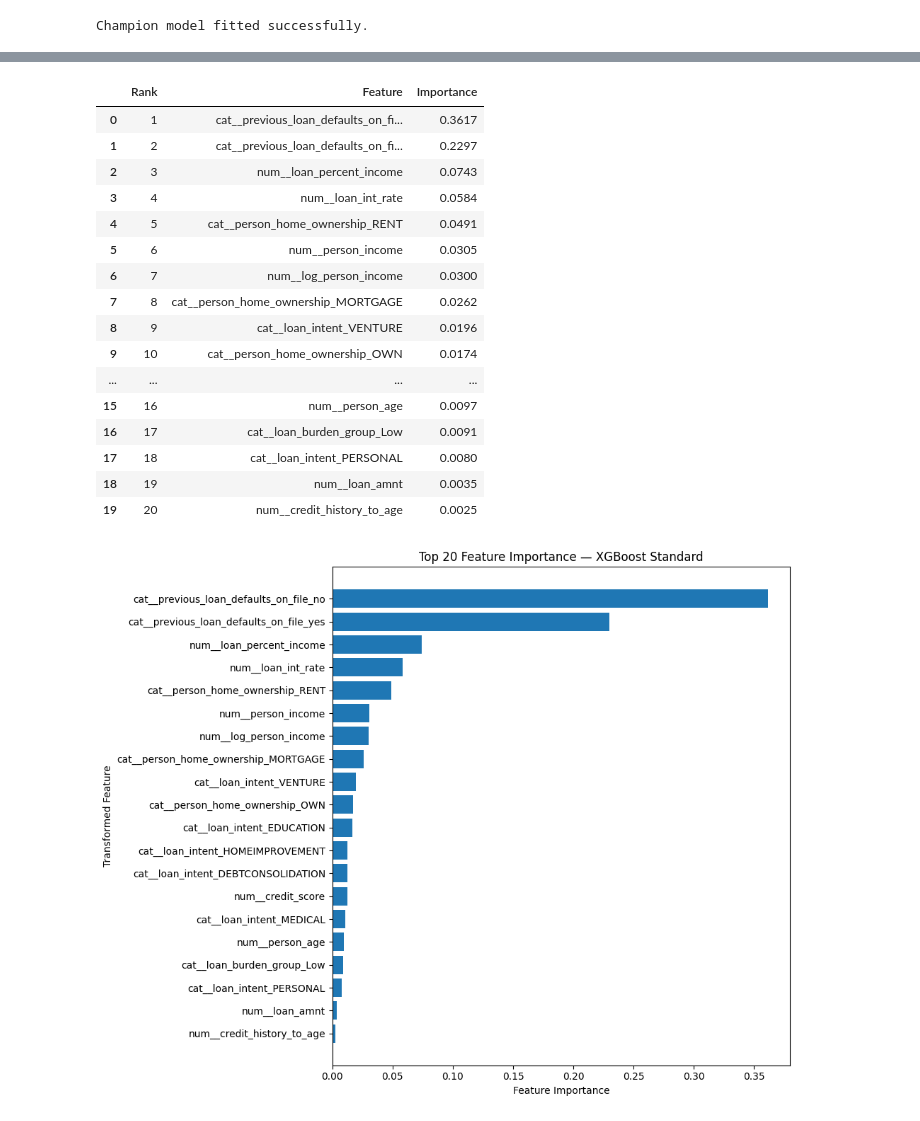
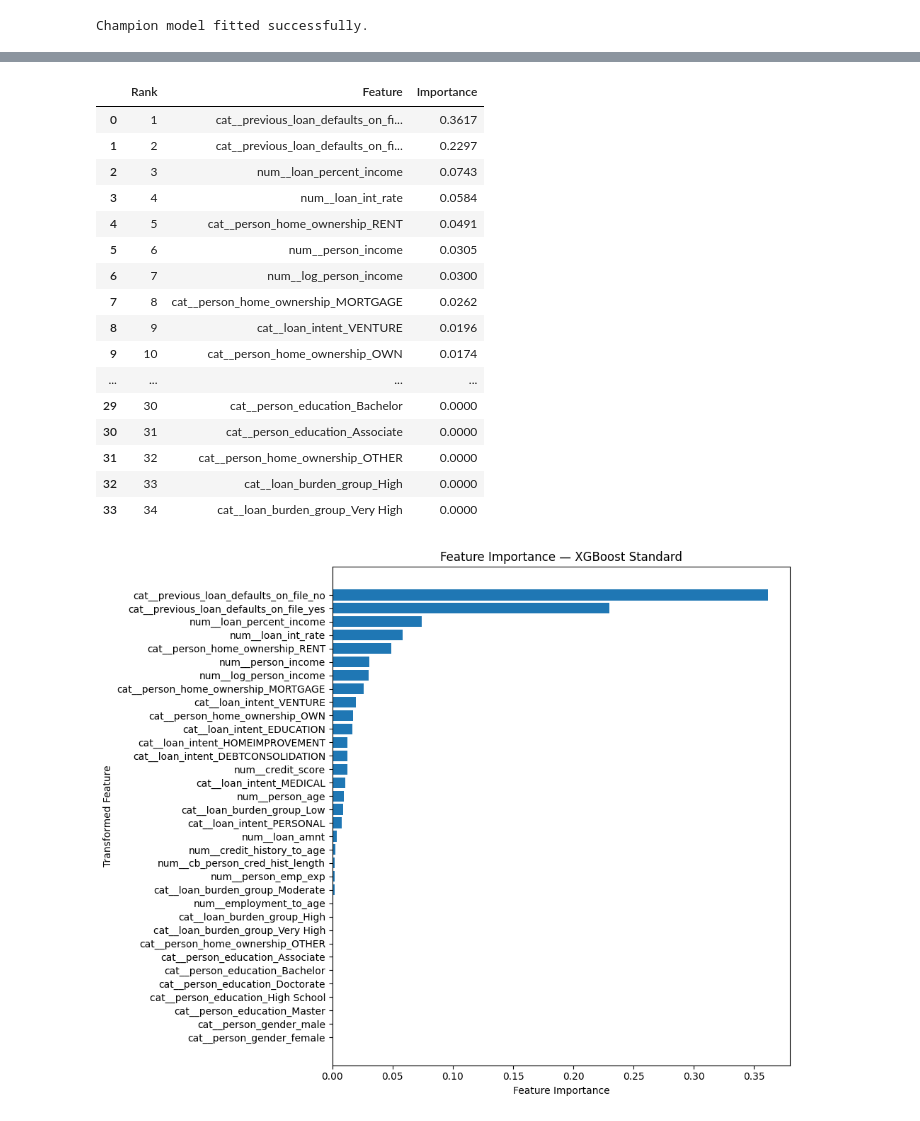
Before and after one commit to jiannyuhs-hue/ADALL_github, a Jupyter notebook: ADALL assignment/3013570Y_ADALL_ASSIGNMENT_2026Jun_(student).ipynb, the cells around one changed output, grey strips where cells are left out. Drawn from its saved outputs; the diff is of its cells as text; code cells hidden in the pictures.

```diff
--- a/ADALL assignment/3013570Y_ADALL_ASSIGNMENT_2026Jun_(student).ipynb
+++ b/ADALL assignment/3013570Y_ADALL_ASSIGNMENT_2026Jun_(student).ipynb
@@ -2981,9 +2981,9 @@ feature_importance_df.insert(
 # 10. DISPLAY TOP 20 FEATURES
 # ============================================================
 
-top_n = 20
+top_n = 35
 
-print("\n=== TOP 20 FEATURE IMPORTANCE ===")
+print("\n=== FEATURE IMPORTANCE ===")
 
 display(
     feature_importance_df
@@ -3014,7 +3014,7 @@ plt.barh(
 )
 
 plt.title(
-    "Top 20 Feature Importance — XGBoost Standard"
+    "Feature Importance — XGBoost Standard"
 )
 
 plt.xlabel(
@@ -3049,18 +3049,18 @@ Number of importance values: 34
 |  | Rank | Feature | Importance |
 | 0 | 1 | cat__previous_loan_defaults_on_fi... | 0.3617 |
 | 1 | 2 | cat__previous_loan_defaults_on_fi... | 0.2297 |
 | 2 | 3 | num__loan_percent_income | 0.0743 |
 | 3 | 4 | num__loan_int_rate | 0.0584 |
 | 4 | 5 | cat__person_home_ownership_RENT | 0.0491 |
 | 5 | 6 | num__person_income | 0.0305 |
 | 6 | 7 | num__log_person_income | 0.0300 |
 | 7 | 8 | cat__person_home_ownership_MORTGAGE | 0.0262 |
 | 8 | 9 | cat__loan_intent_VENTURE | 0.0196 |
 | 9 | 10 | cat__person_home_ownership_OWN | 0.0174 |
 | ... | ... | ... | ... |
-| 15 | 16 | num__person_age | 0.0097 |
-| 16 | 17 | cat__loan_burden_group_Low | 0.0091 |
-| 17 | 18 | cat__loan_intent_PERSONAL | 0.0080 |
-| 18 | 19 | num__loan_amnt | 0.0035 |
-| 19 | 20 | num__credit_history_to_age | 0.0025 |
+| 29 | 30 | cat__person_education_Bachelor | 0.0000 |
+| 30 | 31 | cat__person_education_Associate | 0.0000 |
+| 31 | 32 | cat__person_home_ownership_OTHER | 0.0000 |
+| 32 | 33 | cat__loan_burden_group_High | 0.0000 |
+| 33 | 34 | cat__loan_burden_group_Very High | 0.0000 |
-[figure, old version]
+[figure, new version]
```
Also changed, not shown: parts of 4 cells of this notebook.
